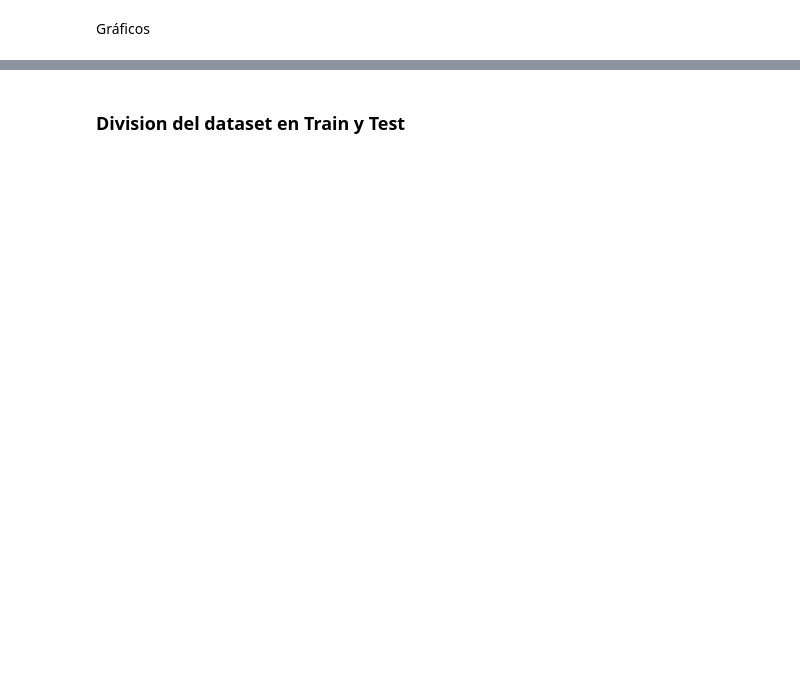
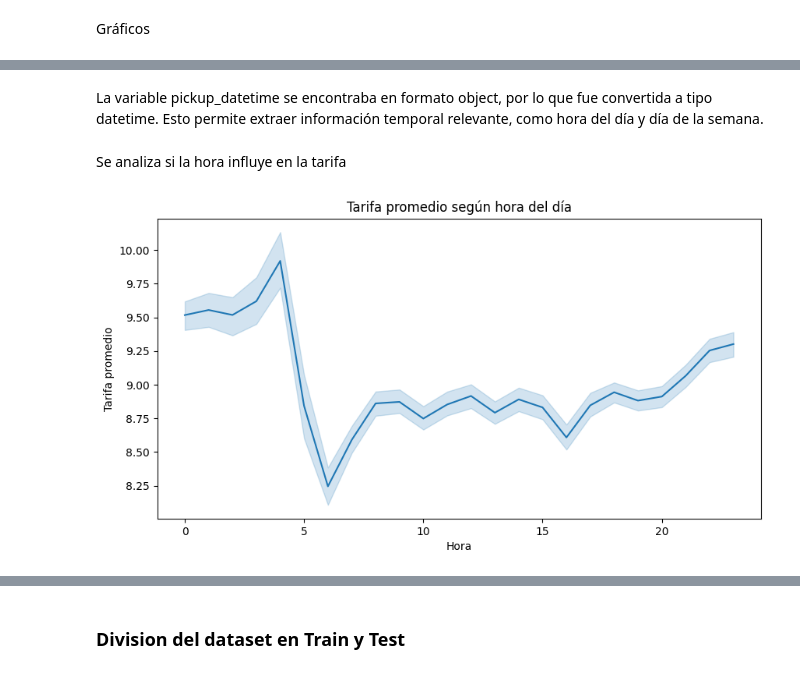
Before and after one commit to programadorarocio/AA1-TUIA-2026C1-Diez-Duvia-Quispe, a Jupyter notebook: TP-regresion-AA1.ipynb, the cells around one changed output, grey strips where cells are left out. Drawn from its saved outputs; the diff is of its cells as text; code cells hidden in the pictures; blank space fills up the shorter version.

```diff
--- a/TP-regresion-AA1.ipynb
+++ b/TP-regresion-AA1.ipynb
@@ -882,0 +895,22 @@ plt.show()
+# %% [markdown]
+La variable pickup_datetime se encontraba en formato object, por lo que fue convertida a tipo datetime. Esto permite extraer información temporal relevante, como hora del día y día de la semana.
+# %%
+df_ny['pickup_datetime'] = pd.to_datetime(df_ny['pickup_datetime'], utc=True)
+# %%
+df_ny['hour'] = df_ny['pickup_datetime'].dt.hour
+df_ny['day'] = df_ny['pickup_datetime'].dt.day
+df_ny['month'] = df_ny['pickup_datetime'].dt.month
+df_ny['day_of_week'] = df_ny['pickup_datetime'].dt.dayofweek  # 0=Lunes
+# %% [markdown]
+Se analiza si la hora influye en la tarifa
+# %%
+# Promedio de tarifa por hora
+
+plt.figure(figsize=(10,5))
+sns.lineplot(x='hour', y='fare_amount', data=df_ny, estimator='mean')
+plt.title('Tarifa promedio según hora del día')
+plt.xlabel('Hora')
+plt.ylabel('Tarifa promedio')
+plt.show()
+# %% [output]
+[figure, added]
```
Also changed, not shown: parts of 115 cells of this notebook.
